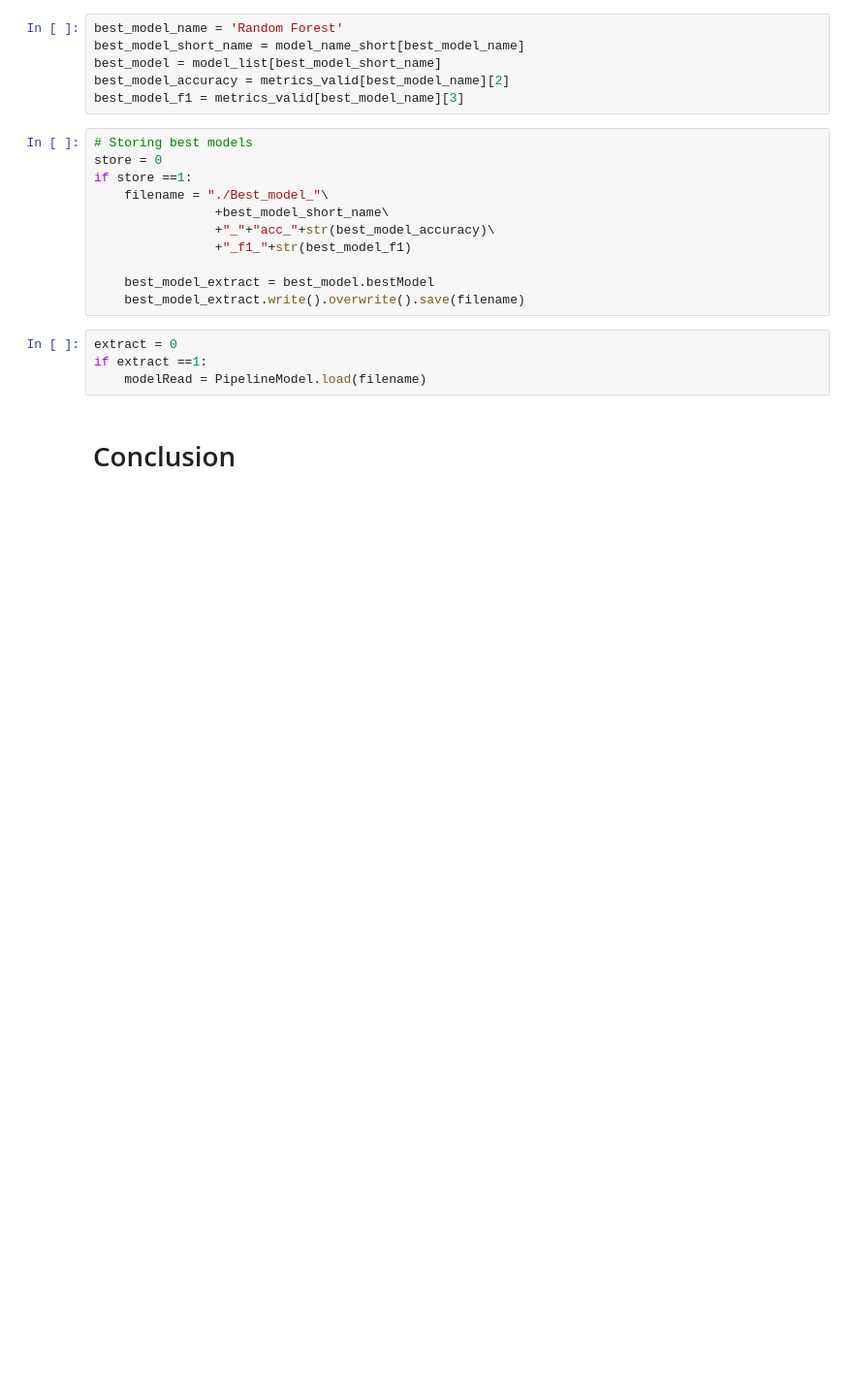
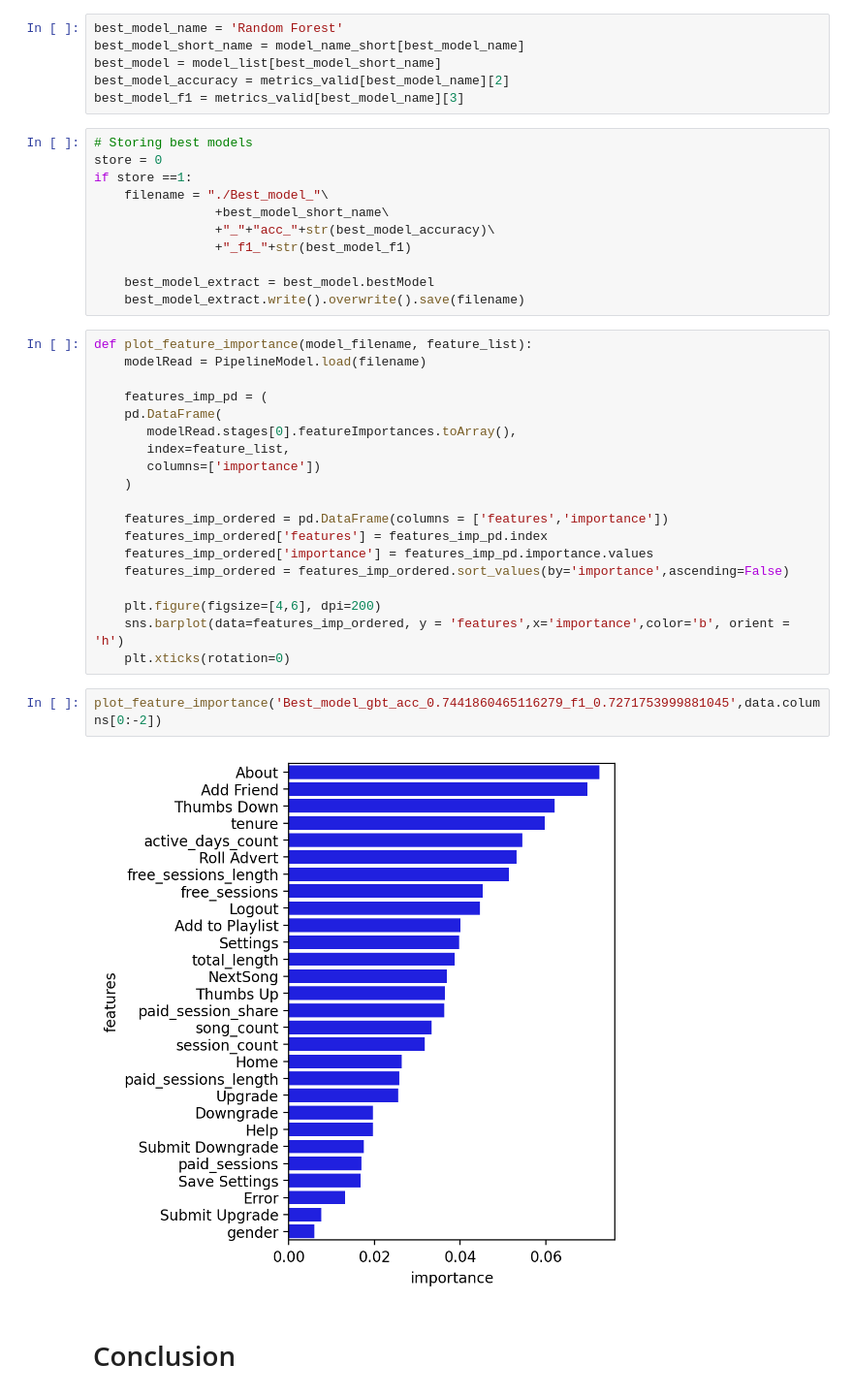
Before and after one commit to Lamiaka/sparkify, a Jupyter notebook: 3-Sparkify_churn_model_training.ipynb, the cells around one changed output. Shown: that part at 97% size. Drawn from its saved outputs; the diff is of its cells as text; blank space fills up the shorter version.

Commit message:
Adding feature importance

```diff
--- a/3-Sparkify_churn_model_training.ipynb
+++ b/3-Sparkify_churn_model_training.ipynb
@@ -582,10 +582,29 @@ if store ==1:
 
     best_model_extract = best_model.bestModel
     best_model_extract.write().overwrite().save(filename)
-# %%
-extract = 0
-if extract ==1:
-    modelRead = PipelineModel.load(filename)
+# %%
+def plot_feature_importance(model_filename, feature_list):
+    modelRead = PipelineModel.load(filename)
+
+    features_imp_pd = (
+    pd.DataFrame(
+       modelRead.stages[0].featureImportances.toArray(),
+       index=feature_list,
+       columns=['importance'])
+    )
+
+    features_imp_ordered = pd.DataFrame(columns = ['features','importance'])
+    features_imp_ordered['features'] = features_imp_pd.index
+    features_imp_ordered['importance'] = features_imp_pd.importance.values
+    features_imp_ordered = features_imp_ordered.sort_values(by='importance',ascending=False)
+
+    plt.figure(figsize=[4,6], dpi=200)
+    sns.barplot(data=features_imp_ordered, y = 'features',x='importance',color='b', orient = 'h')
+    plt.xticks(rotation=0)
+# %%
+plot_feature_importance('Best_model_gbt_acc_0.7441860465116279_f1_0.7271753999881045',data.columns[0:-2])
+# %% [output]
+[figure, added]
 # %% [markdown]
 # Conclusion
 # %% [markdown]
```
